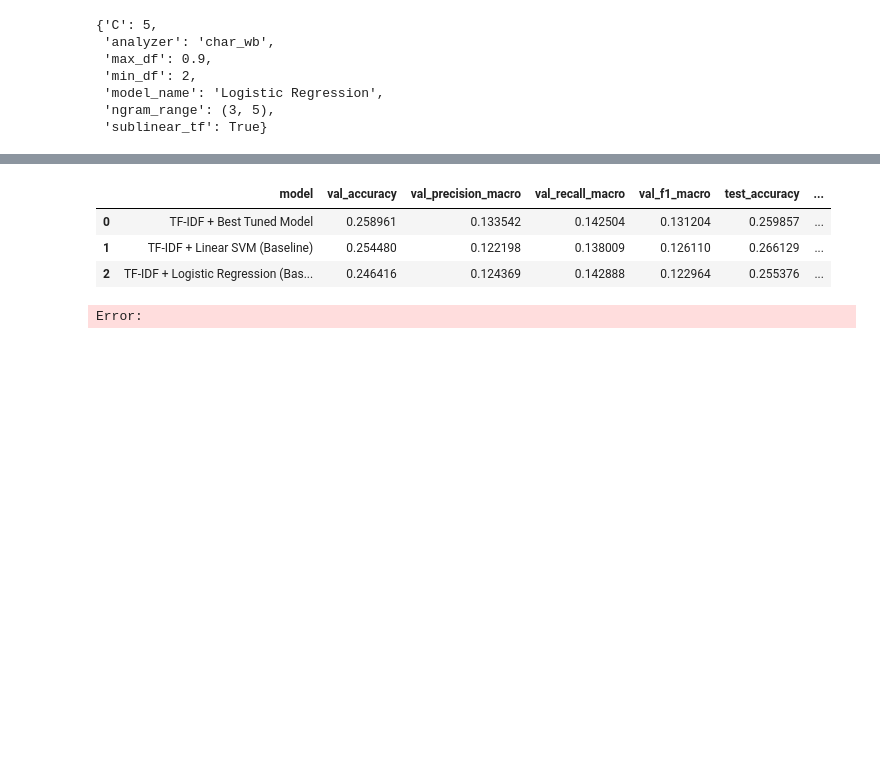
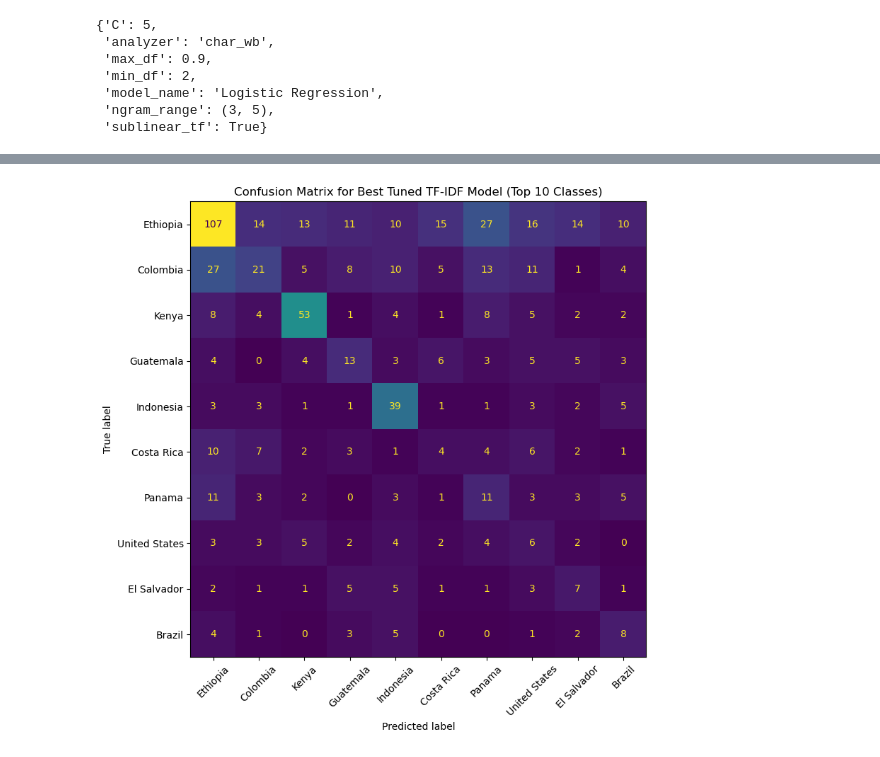
Before and after one commit to slothislazy/Coffee-Origin-and-Recommendation, a Jupyter notebook: 02_Origin_Classification_TF-IDF.ipynb, the cells around one changed output, grey strips where cells are left out. Cells and saved outputs as stored; diff of their text form; code cells hidden in the pictures; blank space fills up the shorter version.

```diff
--- a/02_Origin_Classification_TF-IDF.ipynb
+++ b/02_Origin_Classification_TF-IDF.ipynb
@@ -160,20 +225,14 @@ Pipeline(steps=[('tfidf',
 def evaluate(model, X_data, y_true, split_name='split'):
     y_pred = model.predict(X_data)
     acc = accuracy_score(y_true, y_pred)
+    bal_acc = balanced_accuracy_score(y_true, y_pred)
     p, r, f1, _ = precision_recall_fscore_support(y_true, y_pred, average='macro', zero_division=0)
 
     print(f'== {split_name} ==')
     print(f'Accuracy:  {acc:.4f}')
+    print(f'Balanced Accuracy: {bal_acc:.4f}')
     print(f'Precision: {p:.4f}')
     print(f'Recall:    {r:.4f}')
     print(f'F1-macro:  {f1:.4f}')
 
     return y_pred
-
-
-_ = evaluate(tfidf_lr, X_val, y_val, 'Validation')
-y_test_pred = evaluate(tfidf_lr, X_test, y_test, 'Test')
-
-print('\nTop classes report (test):')
-top_labels = y_test.value_counts().head(15).index
-print(classification_report(y_test, y_test_pred, labels=top_labels, zero_division=0))
@@ -213,16 +238,0 @@ preview
-# %%
-tfidf_svm = Pipeline([
-    ('tfidf', TfidfVectorizer(
-        ngram_range=(1, 2),
-        min_df=3,
-        max_df=0.90,
-        sublinear_tf=True
-    )),
-    ('clf', LinearSVC(
-        C=1.0,
-        class_weight='balanced',
-        random_state=RANDOM_STATE
-    ))
-])
-
-tfidf_svm.fit(X_train, y_train)
@@ -259,4 +319,8 @@ Top classes report (test, Linear SVM):
 # %%
+X_train = work.loc[train_idx, best_text_column]
+X_val = work.loc[val_idx, best_text_column]
+X_test = work.loc[test_idx, best_text_column]
+
 # Reduced search space so tuning finishes in a reasonable time on local hardware
 search_space = [
     {
@@ -401,38 +465,15 @@ Top classes report (test, best tuned model):
     micro avg       0.29      0.27      0.28      1025
     macro avg       0.19      0.20      0.19      1025
  weighted avg       0.33      0.27      0.29      1025
-# %%
-def metric_row(model, label, X_val_data, X_test_data):
-    y_val_pred = model.predict(X_val_data)
-    y_test_pred = model.predict(X_test_data)
-
-    val_acc = accuracy_score(y_val, y_val_pred)
-    val_p, val_r, val_f1, _ = precision_recall_fscore_support(y_val, y_val_pred, average='macro', zero_division=0)
-    test_acc = accuracy_score(y_test, y_test_pred)
-    test_p, test_r, test_f1, _ = precision_recall_fscore_support(y_test, y_test_pred, average='macro', zero_division=0)
-
-    return {
-        'model': label,
-        'val_accuracy': val_acc,
-        'val_precision_macro': val_p,
-        'val_recall_macro': val_r,
-        'val_f1_macro': val_f1,
-        'test_accuracy': test_acc,
-        'test_precision_macro': test_p,
-        'test_recall_macro': test_r,
-        'test_f1_macro': test_f1,
-    }
-
-comparison_df = pd.DataFrame([
-    metric_row(tfidf_lr, 'TF-IDF + Logistic Regression (Baseline)', X_val, X_test),
-    metric_row(tfidf_svm, 'TF-IDF + Linear SVM (Baseline)', X_val, X_test),
-    metric_row(best_model, 'TF-IDF + Best Tuned Model', X_val, X_test),
-]).sort_values('test_f1_macro', ascending=False).reset_index(drop=True)
-
-comparison_df
-# %% [output]
-|  | model | val_accuracy | val_precision_macro | val_recall_macro | val_f1_macro | test_accuracy | ... |
-| 0 | TF-IDF + Best Tuned Model | 0.258961 | 0.133542 | 0.142504 | 0.131204 | 0.259857 | ... |
-| 1 | TF-IDF + Linear SVM (Baseline) | 0.254480 | 0.122198 | 0.138009 | 0.126110 | 0.266129 | ... |
-| 2 | TF-IDF + Logistic Regression (Bas... | 0.246416 | 0.124369 | 0.142888 | 0.122964 | 0.255376 | ... |
-Error:
+# %%
+top_confusion_labels = y_test.value_counts().head(10).index
+cm = confusion_matrix(y_test, y_test_pred_best, labels=top_confusion_labels)
+disp = ConfusionMatrixDisplay(confusion_matrix=cm, display_labels=top_confusion_labels)
+
+fig, ax = plt.subplots(figsize=(10, 8))
+disp.plot(ax=ax, xticks_rotation=45, colorbar=False)
+plt.title('Confusion Matrix for Best Tuned TF-IDF Model (Top 10 Classes)')
+plt.tight_layout()
+plt.show()
+# %% [output]
+[figure, added]
```
Also changed, not shown: parts of 15 cells of this notebook, 3 other files.
